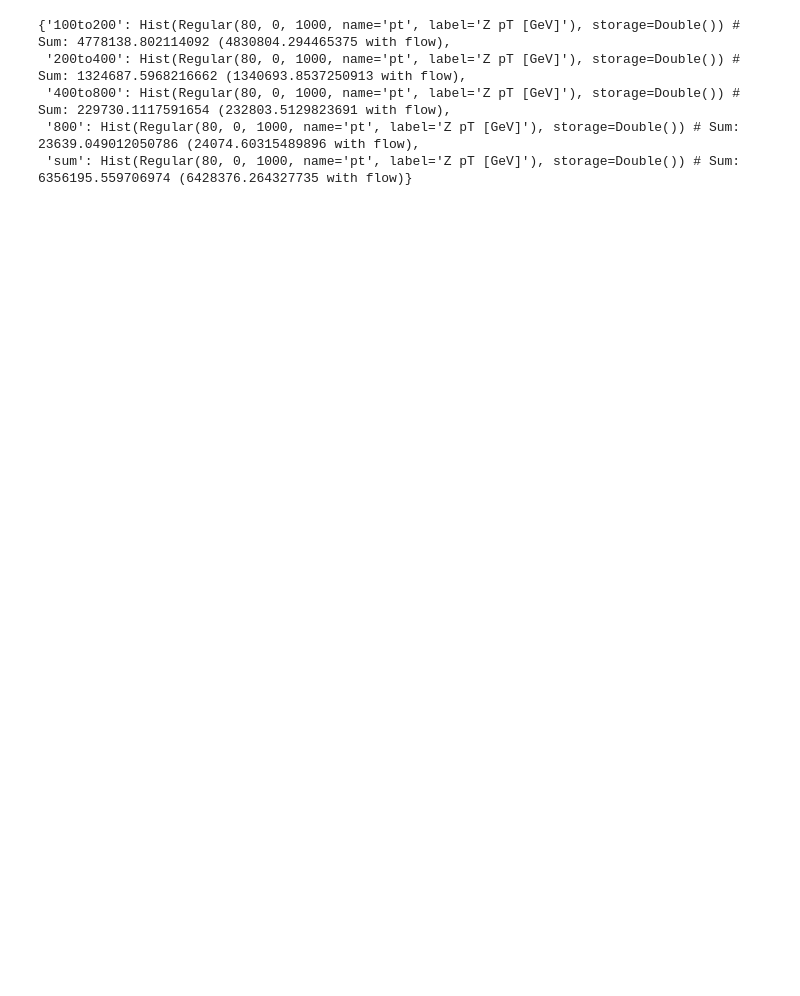
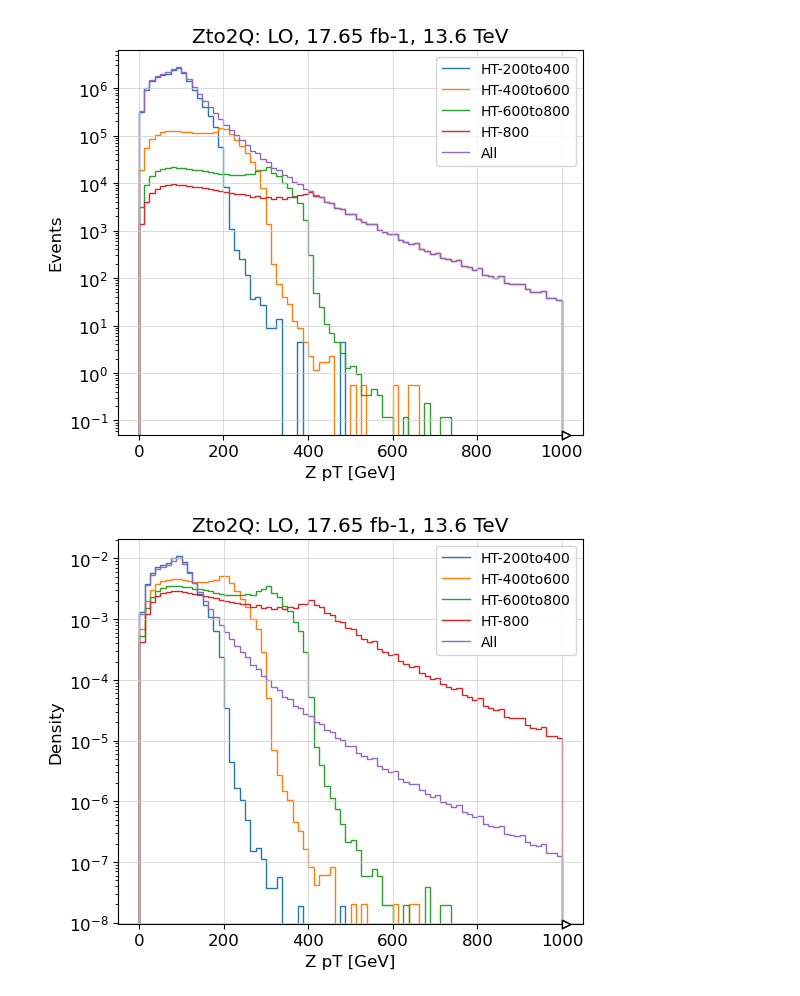
Before and after one commit to cmantill/hpt, a Jupyter notebook: ZJets.ipynb, the cells around one changed output. Drawn from its saved outputs; the diff is of its cells as text; code cells hidden in the pictures; blank space fills up the shorter version.

Commit message:
making my own load_samples

```diff
--- a/ZJets.ipynb
+++ b/ZJets.ipynb
@@ -37,3 +33,5 @@ The autoreload extension is already loaded. To reload it, use:
 # %%
 vpt_axis = hist.axis.Regular(80, 0, 1000, name="pt", label="Z pT [GeV]")
-cat_axis = hist.axis.StrCategory([], name="cat", growth=True)
+cat_axis = hist.axis.StrCategory([], name="cat", growth=True)  #LO and NLO categories
+sample_axis = hist.axis.StrCategory([], name="name", growth=True)  #samples
+order_axis = hist.axis.StrCategory([], name="order", growth=True)  #order
@@ -389,8 +145,0 @@ elif Zto=="2Nu":
-# %%
-hists
-# %% [output]
-{'100to200': Hist(Regular(80, 0, 1000, name='pt', label='Z pT [GeV]'), storage=Double()) # Sum: 4778138.802114092 (4830804.294465375 with flow),
- '200to400': Hist(Regular(80, 0, 1000, name='pt', label='Z pT [GeV]'), storage=Double()) # Sum: 1324687.5968216662 (1340693.8537250913 with flow),
- '400to800': Hist(Regular(80, 0, 1000, name='pt', label='Z pT [GeV]'), storage=Double()) # Sum: 229730.1117591654 (232803.5129823691 with flow),
- '800': Hist(Regular(80, 0, 1000, name='pt', label='Z pT [GeV]'), storage=Double()) # Sum: 23639.049012050786 (24074.60315489896 with flow),
- 'sum': Hist(Regular(80, 0, 1000, name='pt', label='Z pT [GeV]'), storage=Double()) # Sum: 6356195.559706974 (6428376.264327735 with flow)}
@@ -396,0 +175,47 @@ hists
+# %%
+def kfactor(hists, title):
+    fig, ax = plt.subplots(1, 1, figsize=(6, 5))
+    for zto in ("Zto2Q", "Zto2Nu"):
+        h1 = hists[zto]["NLO"]["sum"]
+        h2 = hists[zto]["LO"]["sum"]
+        hep.histplot(h1/h2, ax=ax, label=f"{zto}")
+    ax.legend()
+    ax.set_yscale("log")
+    ax.set_title(title)
+# %%
+hists = {}
+lumi = 17650/1000
+energy = "13.6 TeV"
+for zto, orders in events_dict.items():
+    #zto = "Zto2Q" or "Zto2Nu"
+    hists[zto] = {}
+    for order, events in orders.items():
+        #order = "LO" or "NLO"
+        hists[zto][order] = {}
+        legend = {}
+        for sample in events:
+            hists[zto][order][sample] = h_vpt[{"name": sample}]
+            if (zto == "Zto2Q"):
+                legend[sample]= sample[12:]
+            else:
+                legend[sample]= sample[13:]
+
+        hists[zto][order]["sum"] = sum([h for h in hists[zto][order].values()])
+        legend["sum"] = "All"
+
+        plot_h(hists[zto][order], legend, density=False, title=f"{zto}: {order}, {lumi} fb-1, {energy}")
+        plot_h(hists[zto][order], legend, density=True, title=f"{zto}: {order}, {lumi} fb-1, {energy}")
+    plot_compare(hists[zto], density=False, title=f"{zto}, {lumi} fb-1, {energy}")
+
+#fig, ax = plt.subplots(1, 1, figsize=(6, 5))
+#for zto in ("Zto2Q", "Zto2Nu"):
+#    h1 = hists[zto]["NLO"]["sum"]
+#    h2 = hists[zto]["LO"]["sum"]
+#    hep.histplot(h1/h2, ax=ax, label=f"{zto}")
+#ax.legend()
+#ax.set_yscale("log")
+#ax.set_title(f"K factor, {lumi} fb-1, {energy}")
+kfactor(hists, title=f"{zto}, {lumi} fb-1, {energy}")
+# %% [output]
+[figure, added]
+[figure, added]
```
Also changed, not shown: parts of 19 cells of this notebook, 2 other files.
